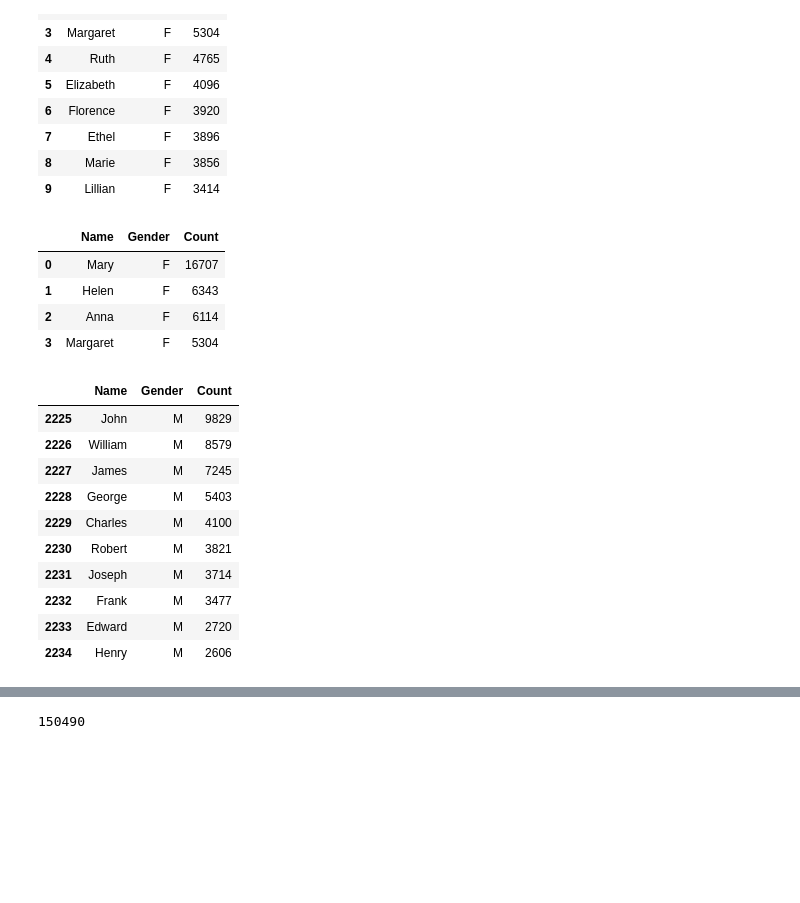
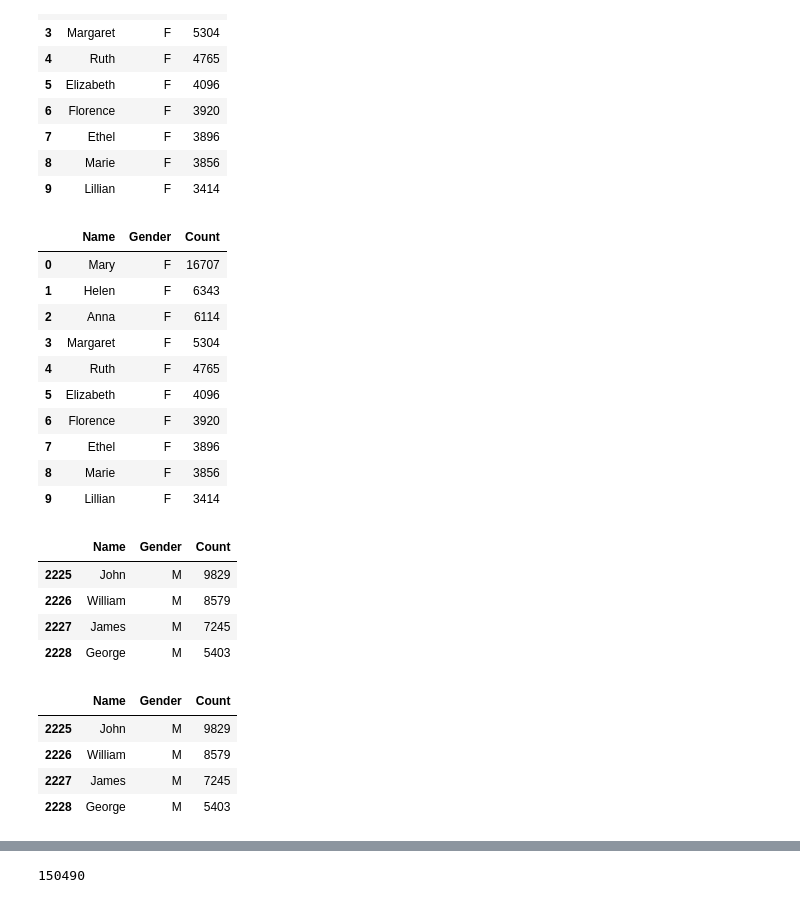
Before and after one commit to netology-code/pythoncourse, a Jupyter notebook: 4_1_Common.ipynb, the cells around one changed output, grey strips where cells are left out. Drawn from its saved outputs; the diff is of its cells as text; code cells hidden in the pictures; blank space fills up the shorter version.

```diff
--- a/4_1_Common.ipynb
+++ b/4_1_Common.ipynb
@@ -85,4 +103,6 @@ weather
 ## Файлы для практики
 
 https://catalog.data.gov/dataset/baby-names-from-social-security-card-applications-national-level-data
+# %%
+DATA_PATH = '/Users/ashvets/Temp/names/'
 # %%
@@ -101,7 +121,7 @@ pd.read_csv('/Users/ashvets/Temp/names/yob1880.txt').head(10)
 | 9 | Annie | F | 1258 |
 # %%
 names = pd.read_csv(
-    '/Users/ashvets/Temp/names/yob1900.txt',
+    DATA_PATH + 'yob1900.txt',
     names=['Name','Gender','Count']
 )
 names.head(10)
@@ -117,26 +137,34 @@ names.head(10)
 | 7 | Ethel | F | 3896 |
 | 8 | Marie | F | 3856 |
 | 9 | Lillian | F | 3414 |
+# %%
+names.head(10).style.set_properties(**{'text-align': 'right'})
+# %% [output]
+|  | Name | Gender | Count |
+| 0 | Mary | F | 16707 |
+| 1 | Helen | F | 6343 |
+| 2 | Anna | F | 6114 |
+| 3 | Margaret | F | 5304 |
+| 4 | Ruth | F | 4765 |
+| 5 | Elizabeth | F | 4096 |
+| 6 | Florence | F | 3920 |
+| 7 | Ethel | F | 3896 |
+| 8 | Marie | F | 3856 |
+| 9 | Lillian | F | 3414 |
 # %%
-names.query('Gender=="F" & Count > 5000')
+names.query('Count > 5000 & Gender == "M"')
 # %% [output]
 |  | Name | Gender | Count |
-| 0 | Mary | F | 16707 |
-| 1 | Helen | F | 6343 |
-| 2 | Anna | F | 6114 |
-| 3 | Margaret | F | 5304 |
+| 2225 | John | M | 9829 |
+| 2226 | William | M | 8579 |
+| 2227 | James | M | 7245 |
+| 2228 | George | M | 5403 |
 # %%
-names[names.Gender=='M'].head(10)
+names[(names.Count > 5000) & (names.Gender == "M")].head(10)
 # %% [output]
 |  | Name | Gender | Count |
 | 2225 | John | M | 9829 |
 | 2226 | William | M | 8579 |
 | 2227 | James | M | 7245 |
 | 2228 | George | M | 5403 |
-| 2229 | Charles | M | 4100 |
-| 2230 | Robert | M | 3821 |
-| 2231 | Joseph | M | 3714 |
-| 2232 | Frank | M | 3477 |
-| 2233 | Edward | M | 2720 |
-| 2234 | Henry | M | 2606 |
 # %%
```
Also changed, not shown: parts of 26 cells of this notebook.
